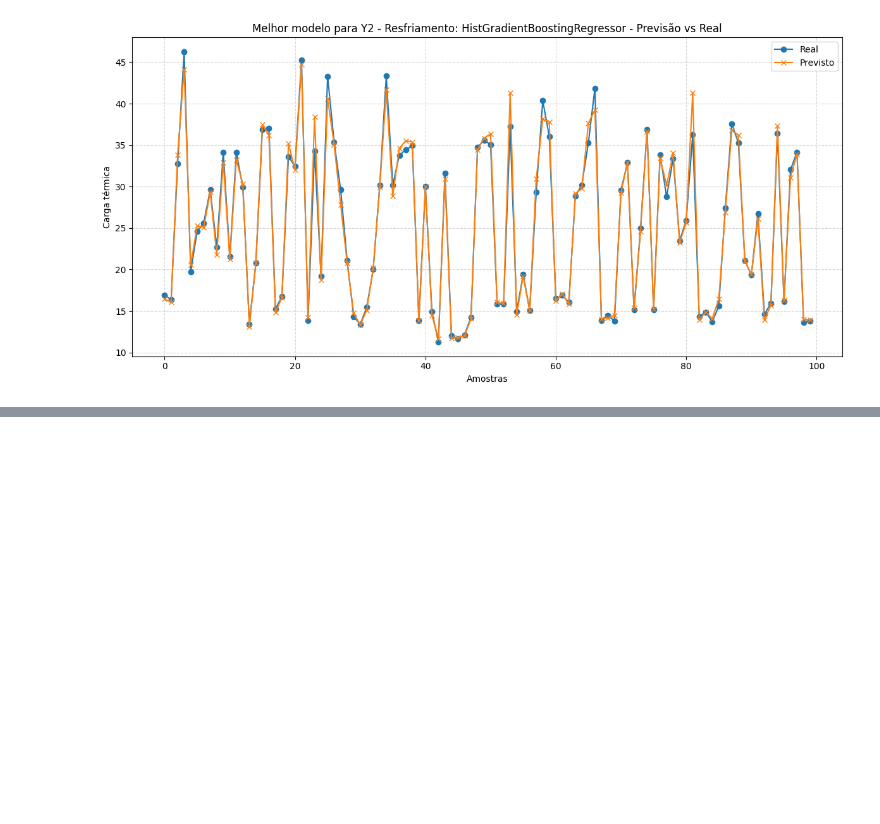
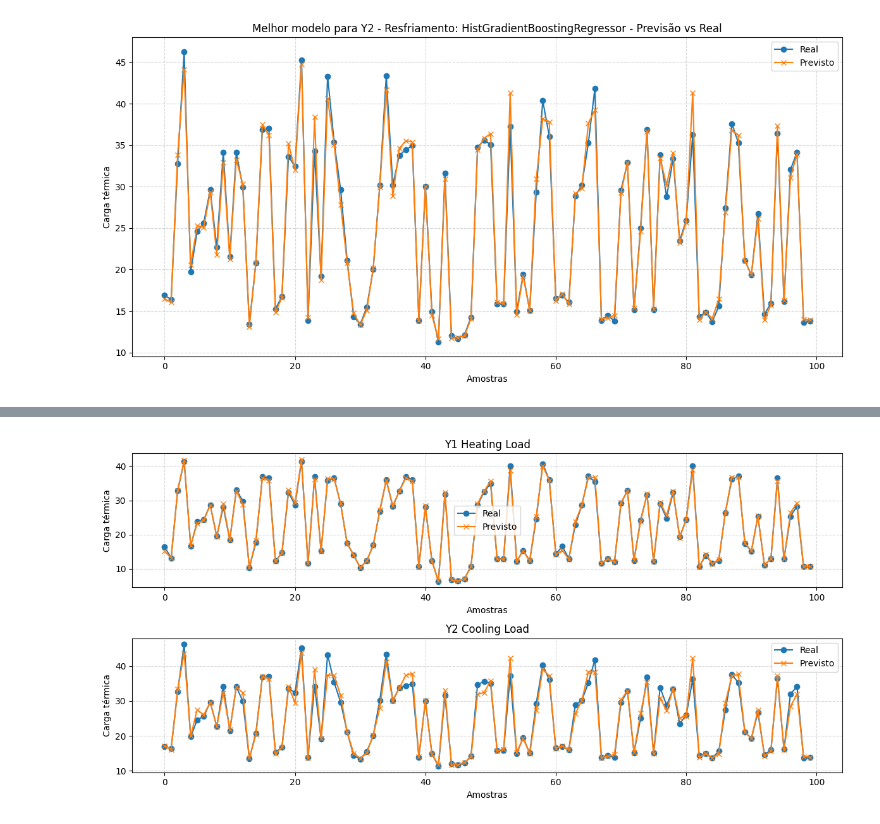
Before and after one commit to gustavo-qs/case-regressao, a Jupyter notebook: AT2 - Modelagem/AT2_Modelagem_e_avaliação_de_algoritmos.ipynb, the cells around one changed output, grey strips where cells are left out. Cells and saved outputs as stored; diff of their text form; code cells hidden in the pictures; blank space fills up the shorter version.

Commit message:
:sparkles: adding report, joblib of the best model and finishing the notebook analysis

```diff
--- a/AT2 - Modelagem/AT2_Modelagem_e_avaliação_de_algoritmos.ipynb
+++ b/AT2 - Modelagem/AT2_Modelagem_e_avaliação_de_algoritmos.ipynb
@@ -410,3 +413,99 @@ plot_best(results_df_y2, best_models_y2, X_test_y2, y_test_y2, nome_target="Y2 -
 # %% [output]
 [figure]
 [figure]
+# %%
+y = data[["Y1_heating_load", "Y2_cooling_load"]]
+
+cols_drop = ['X2_surface_area', 'X4_roof_area']
+X = X.drop(columns=cols_drop)
+
+# Divisão treino/teste
+X_train, X_test, y_train, y_test = train_test_split(
+    X, y, test_size=0.2, random_state=42
+)
+
+# Pré‑processamento
+categorical_cols = X_train.select_dtypes(include=['object', 'category']).columns.tolist()
+numerical_cols   = X_train.select_dtypes(include=[np.number]).columns.tolist()
+
+preprocessor = ColumnTransformer([
+    ('num', StandardScaler(), numerical_cols),
+    ('cat', OneHotEncoder(handle_unknown='ignore'), categorical_cols)
+])
+
+# Definir regressor multi‑output
+base_et = ExtraTreesRegressor(
+    n_estimators=100,
+    max_depth=10,
+    random_state=42,
+    n_jobs=-1
+)
+et_mo = MultiOutputRegressor(base_et, n_jobs=-1)
+
+# Pipeline completo
+pipe = Pipeline([
+    ('preprocessor', preprocessor),
+    ('regressor', et_mo)
+])
+
+# GridSearch para hiperparâmetros
+param_grid = {
+    'regressor__estimator__n_estimators': [50, 100, 200],
+    'regressor__estimator__max_depth': [5, 10, None]
+}
+
+kfold = KFold(n_splits=5, shuffle=True, random_state=42)
+scorer = make_scorer(mean_squared_error, greater_is_better=False)
+
+grid = GridSearchCV(
+    pipe,
+    param_grid=param_grid,
+    scoring=scorer,
+    cv=kfold,
+    n_jobs=-1,
+    verbose=1
+)
+
+# Treino
+grid.fit(X_train, y_train)
+best_model = grid.best_estimator_
+print("Melhores parâmetros:", grid.best_params_)
+
+# Previsões
+y_pred_train = best_model.predict(X_train)
+y_pred_test  = best_model.predict(X_test)
+
+# Avaliação
+# multioutput='raw_values' retorna array com [métrica_Y1, métrica_Y2]
+mse_train = mean_squared_error(y_train, y_pred_train, multioutput='raw_values')
+rmse_train = np.sqrt(mse_train)
+mae_train = mean_absolute_error(y_train, y_pred_train, multioutput='raw_values')
+r2_train  = r2_score(y_train, y_pred_train, multioutput='raw_values')
+
+mse_test  = mean_squared_error(y_test, y_pred_test, multioutput='raw_values')
+rmse_test = np.sqrt(mse_test)
+mae_test  = mean_absolute_error(y_test, y_pred_test, multioutput='raw_values')
+r2_test   = r2_score(y_test, y_pred_test, multioutput='raw_values')
+
+print("\n=== Métricas Treino ===")
+print(f"Y1 (Heating): RMSE={rmse_train[0]:.3f}, MAE={mae_train[0]:.3f}, R²={r2_train[0]:.3f}")
+print(f"Y2 (Cooling): RMSE={rmse_train[1]:.3f}, MAE={mae_train[1]:.3f}, R²={r2_train[1]:.3f}")
+
+print("\n=== Métricas Teste ===")
+print(f"Y1 (Heating): RMSE={rmse_test[0]:.3f}, MAE={mae_test[0]:.3f}, R²={r2_test[0]:.3f}")
+print(f"Y2 (Cooling): RMSE={rmse_test[1]:.3f}, MAE={mae_test[1]:.3f}, R²={r2_test[1]:.3f}")
+
+# Visualização
+plt.figure(figsize=(12, 6))
+for i, title in enumerate(['Y1 Heating Load', 'Y2 Cooling Load']):
+    plt.subplot(2, 1, i+1)
+    plt.plot(y_test.values[:100, i], label='Real', marker='o')
+    plt.plot(y_pred_test[:100, i], label='Previsto', marker='x')
+    plt.title(title)
+    plt.xlabel('Amostras')
+    plt.ylabel('Carga térmica')
+    plt.legend()
+    plt.grid(True, linestyle='--', alpha=0.5)
+plt.tight_layout()
+plt.show()
+# %% [output]
@@ -412,0 +522 @@ plot_best(results_df_y2, best_models_y2, X_test_y2, y_test_y2, nome_target="Y2 -
+[figure, added]
```
Also changed, not shown: parts of 13 cells of this notebook, 2 other files.
